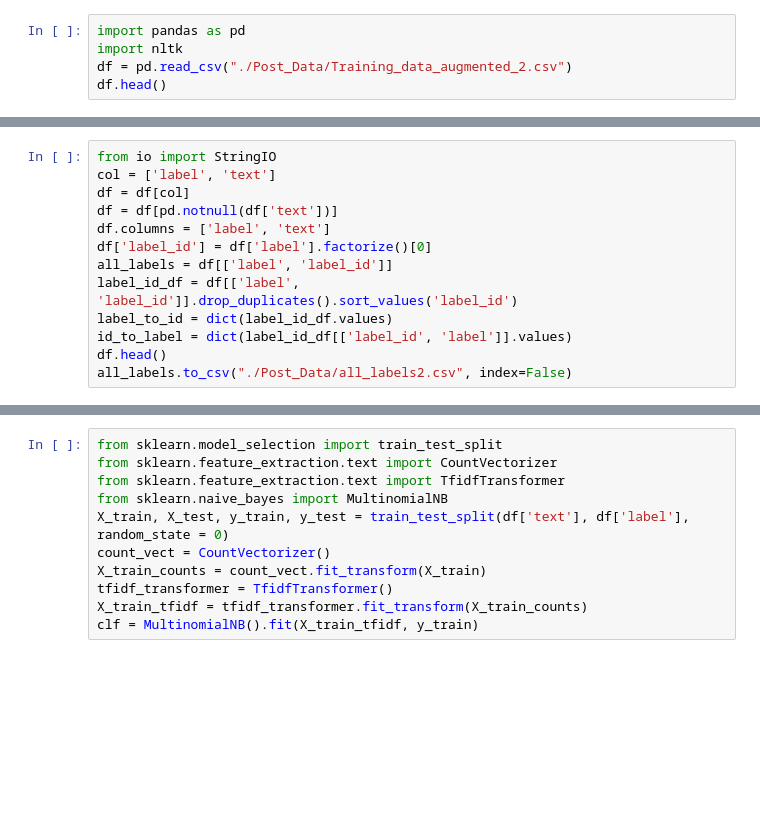
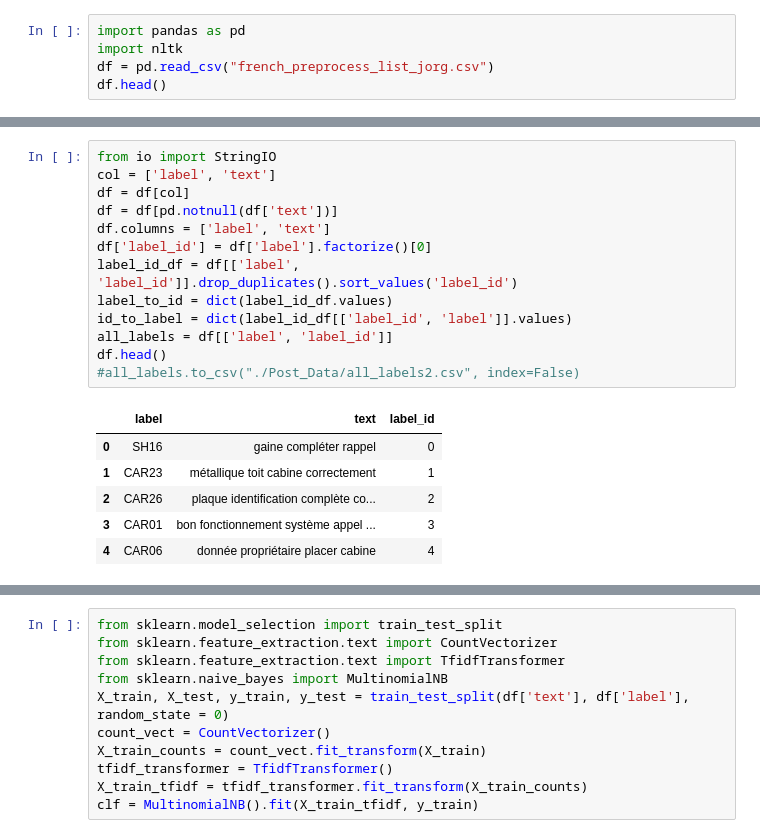
Before and after one commit to JorgVervaet/NLP-Project, a Jupyter notebook: svm_model.ipynb, the cells around one changed output, grey strips where cells are left out. Saved outputs shown, nothing was run; the diff lists cells and outputs as text; blank space fills up the shorter version.

```diff
--- a/svm_model.ipynb
+++ b/svm_model.ipynb
@@ -1,5 +1,5 @@
 # %%
 import pandas as pd
 import nltk
-df = pd.read_csv("./Post_Data/Training_data_augmented_2.csv")
+df = pd.read_csv("french_preprocess_list_jorg.csv")
 df.head()
@@ -6,16 +13,23 @@ df.head()
 # %%
 from io import StringIO
 col = ['label', 'text']
 df = df[col]
 df = df[pd.notnull(df['text'])]
 df.columns = ['label', 'text']
 df['label_id'] = df['label'].factorize()[0]
-all_labels = df[['label', 'label_id']]
 label_id_df = df[['label', 'label_id']].drop_duplicates().sort_values('label_id')
 label_to_id = dict(label_id_df.values)
 id_to_label = dict(label_id_df[['label_id', 'label']].values)
+all_labels = df[['label', 'label_id']]
 df.head()
-all_labels.to_csv("./Post_Data/all_labels2.csv", index=False)
+#all_labels.to_csv("./Post_Data/all_labels2.csv", index=False)
+# %% [output]
+|  | label | text | label_id |
+| 0 | SH16 | gaine compléter rappel | 0 |
+| 1 | CAR23 | métallique toit cabine correctement | 1 |
+| 2 | CAR26 | plaque identification complète co... | 2 |
+| 3 | CAR01 | bon fonctionnement système appel ... | 3 |
+| 4 | CAR06 | donnée propriétaire placer cabine | 4 |
 # %%
 import matplotlib.pyplot as plt
 fig = plt.figure(figsize=(8,6))
```
Also changed, not shown: parts of 11 cells of this notebook, 5 other files.
